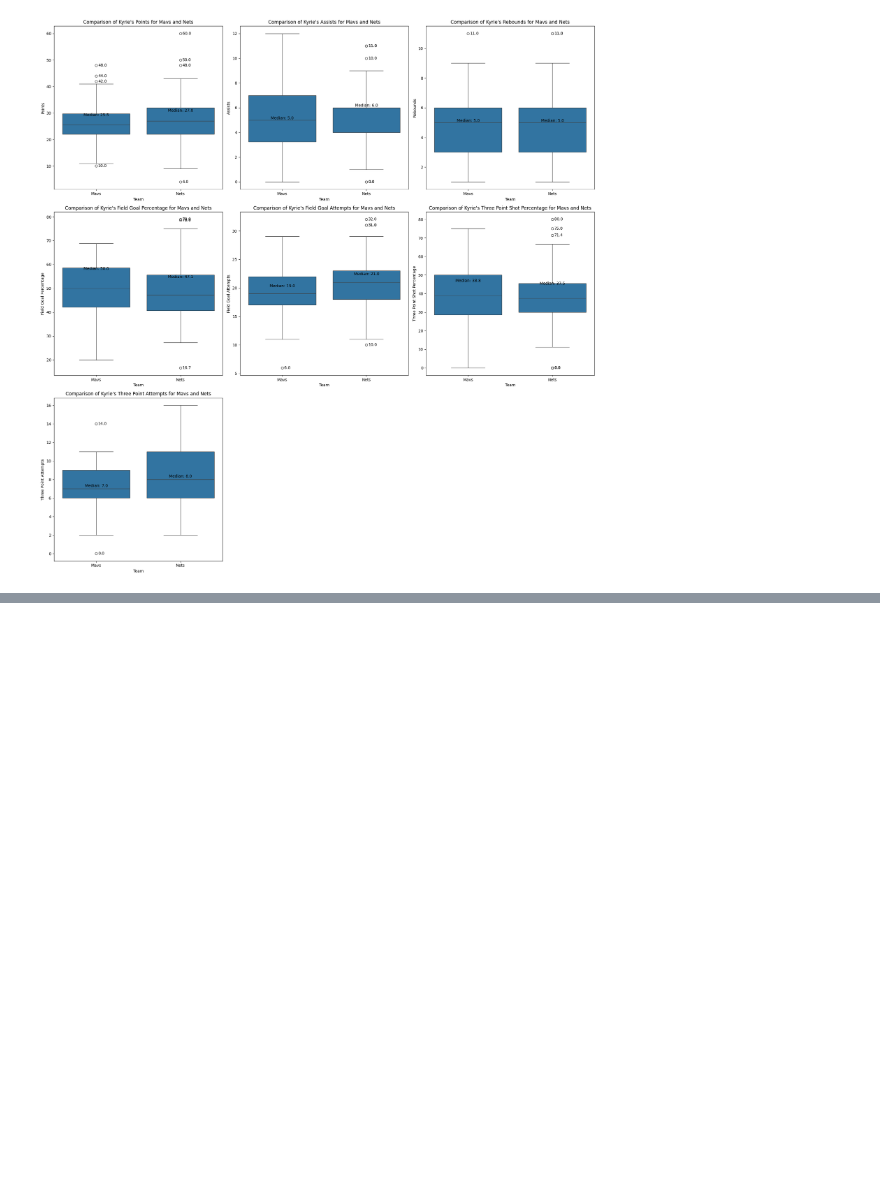
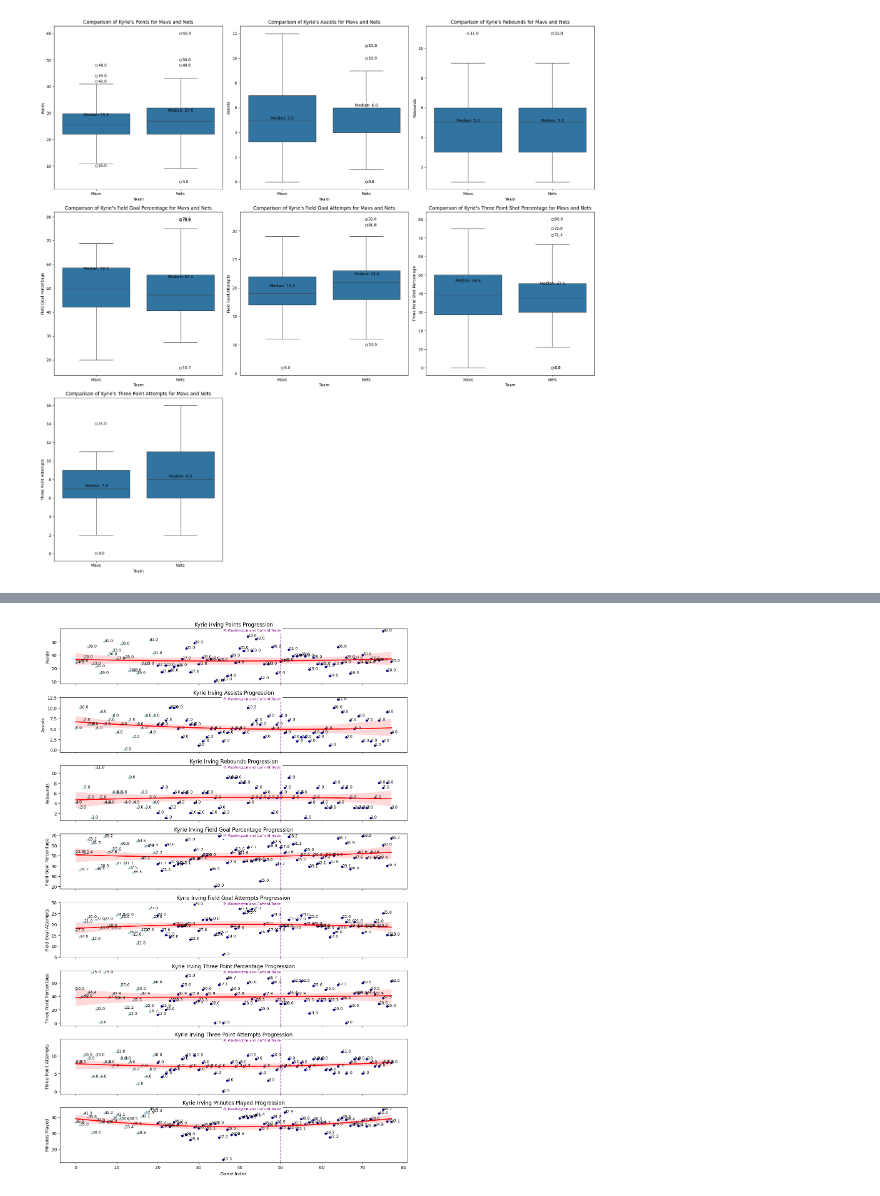
Before and after one commit to manayd/nba-project, a Jupyter notebook: analysis.ipynb, the cells around one changed output, grey strips where cells are left out. Cells and saved outputs as stored; diff of their text form; code cells hidden in the pictures; blank space fills up the shorter version.

```diff
--- a/analysis.ipynb
+++ b/analysis.ipynb
@@ -384,0 +434,30 @@ plt.show()
+# %%
+kyrie_mavs = kyrie_mavs.reset_index(drop=True)
+# %%
+metrics = ['PTS', 'AST', 'REB', 'FG_PCT_m', 'FGA', 'FG3_PCT_m', 'FG3A', 'MIN']
+metric_labels = ['Points', 'Assists', 'Rebounds', 'Field Goal Percentage', 'Field Goal Attempts', 'Three Point Percentage', 'Three Point Attempts', 'Minutes Played']
+
+# Create a figure and axes for subplots
+fig, axes = plt.subplots(len(metrics), 1, figsize=(12, 18), sharex=True)
+
+kyrie_mavs['Color'] = kyrie_mavs['SEASON_YEAR'].apply(lambda x: 'darkblue' if x == '2023-24' else 'lightblue')
+
+# Create dot plots for each metric with lines of best fit
+for i, (ax, metric, label) in enumerate(zip(axes, metrics, metric_labels)):
+    sns.scatterplot(x=kyrie_mavs.index, y=metric, hue='Color', palette=['lightblue', 'darkblue'], data=kyrie_mavs, ax=ax, legend=False)
+    sns.regplot(x=kyrie_mavs.index, y=metric, data=kyrie_mavs, order=2, scatter=False, ax=ax, line_kws={'color': 'red'})
+    ax.set_title(f'Kyrie Irving {label} Progression')
+    ax.set_xlabel('Game Index')
+    ax.set_ylabel(label)
+    # Annotate the data points
+    for j, row in kyrie_mavs.iterrows():
+        ax.text(j, row[metric], f'{row[metric]:.1f}', fontsize=9)
+
+    ax.axvline(x=50, color='purple', linestyle='--')
+    ax.text(50, ax.get_ylim()[1], 'PJ Washington and Gafford Trade', color='purple', fontsize=8, ha='right', va='top', rotation=0, backgroundcolor='white')
+
+# Adjust layout
+plt.tight_layout()
+plt.show()
+# %% [output]
+[figure, added]
```
Also changed, not shown: parts of 20 cells of this notebook.
